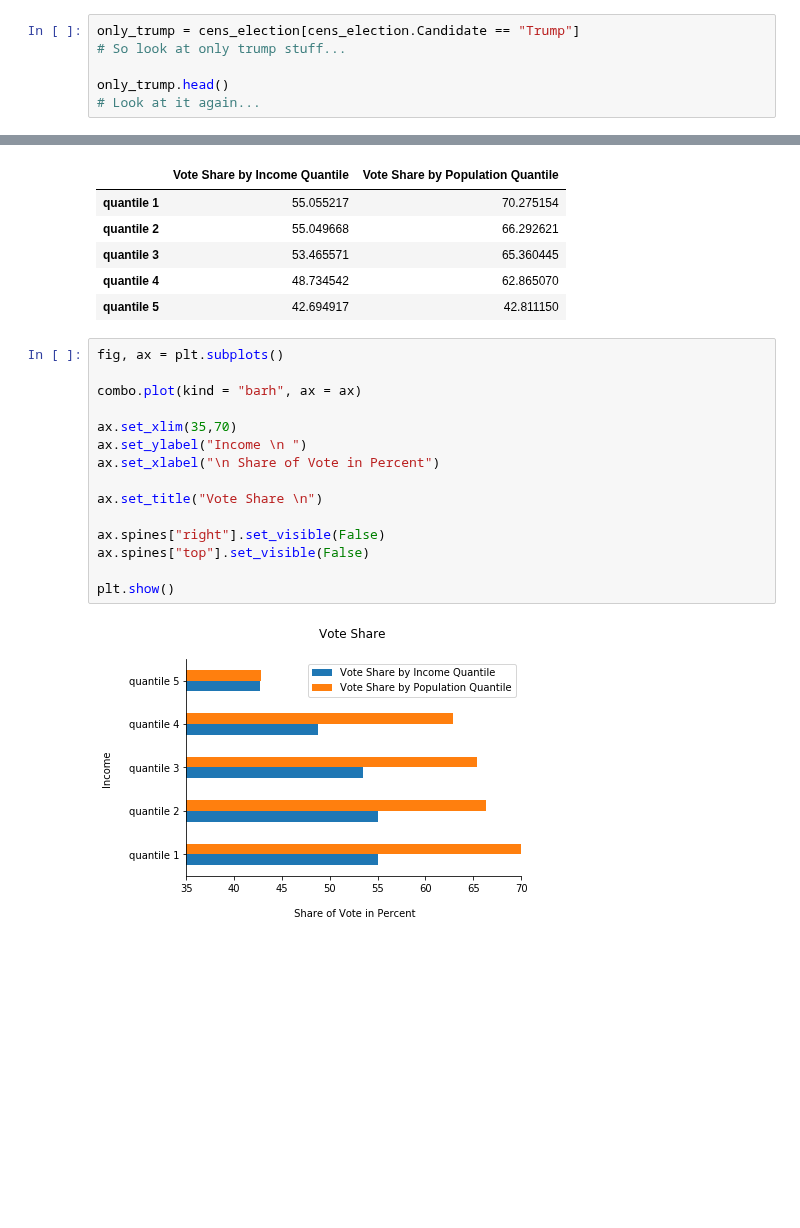
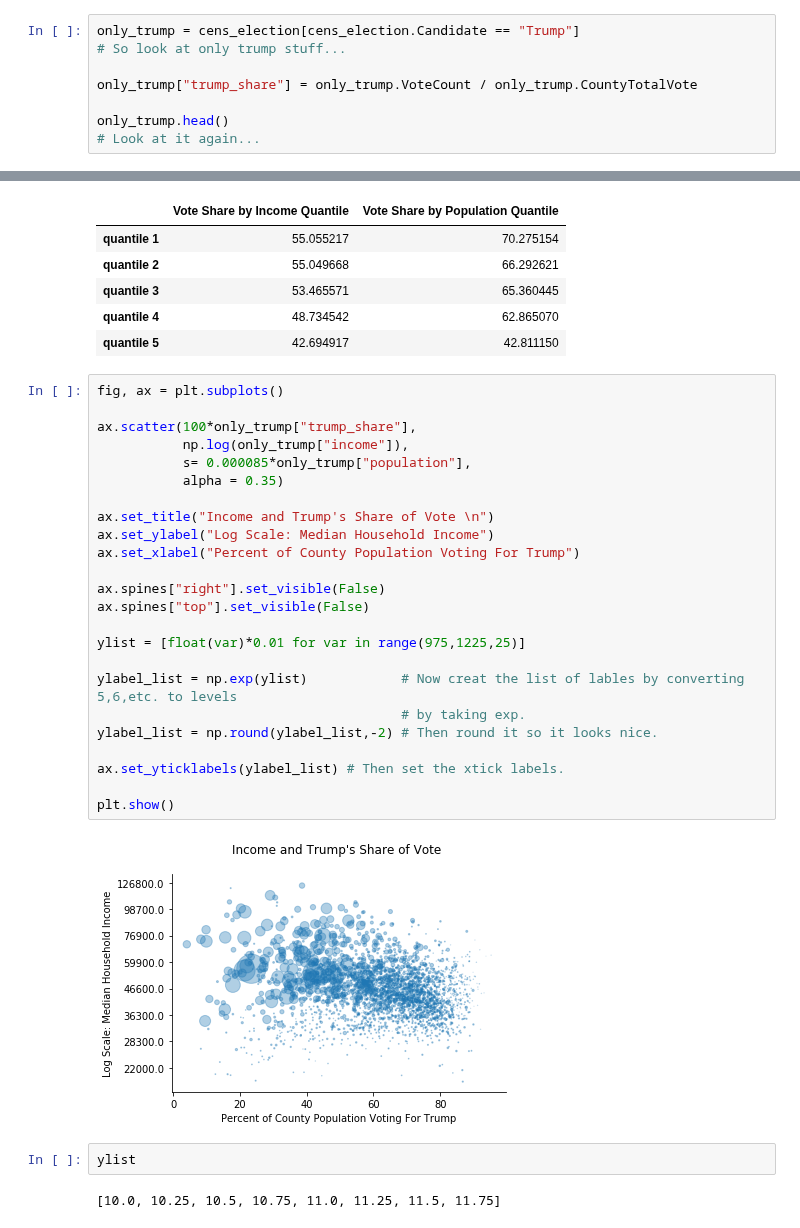
Before and after one commit to mwaugh0328/Data_Bootcamp_Fall_2017, a Jupyter notebook: data_bootcamp_1120/census_notebook.ipynb, the cells around one changed output, grey strips where cells are left out. Drawn from its saved outputs; the diff is of its cells as text; blank space fills up the shorter version.

```diff
--- a/data_bootcamp_1120/census_notebook.ipynb
+++ b/data_bootcamp_1120/census_notebook.ipynb
@@ -349,6 +349,8 @@ Now, lets take only the Trump votes. This is OK, because notice that we have for
 only_trump = cens_election[cens_election.Candidate == "Trump"]
 # So look at only trump stuff...
 
+only_trump["trump_share"] = only_trump.VoteCount / only_trump.CountyTotalVote
+
 only_trump.head()
 # Look at it again...
 # %% [output]
@@ -438,20 +444,33 @@ combo.head(10)
 | quantile 3 | 53.465571 | 65.360445 |
 | quantile 4 | 48.734542 | 62.865070 |
 | quantile 5 | 42.694917 | 42.811150 |
-# %%
-fig, ax = plt.subplots()
-
-combo.plot(kind = "barh", ax = ax)
-
-ax.set_xlim(35,70)
-ax.set_ylabel("Income \n ")
-ax.set_xlabel("\n Share of Vote in Percent")
-
-ax.set_title("Vote Share \n")
-
-ax.spines["right"].set_visible(False)
-ax.spines["top"].set_visible(False)
-
-plt.show()
-# %% [output]
-[figure, removed]
+# %%
+fig, ax = plt.subplots()
+
+ax.scatter(100*only_trump["trump_share"],
+           np.log(only_trump["income"]),
+           s= 0.000085*only_trump["population"],
+           alpha = 0.35)
+
+ax.set_title("Income and Trump's Share of Vote \n")
+ax.set_ylabel("Log Scale: Median Household Income")
+ax.set_xlabel("Percent of County Population Voting For Trump")
+
+ax.spines["right"].set_visible(False)
+ax.spines["top"].set_visible(False)
+
+ylist = [float(var)*0.01 for var in range(975,1225,25)]
+
+ylabel_list = np.exp(ylist)            # Now creat the list of lables by converting 5,6,etc. to levels
+                                       # by taking exp.
+ylabel_list = np.round(ylabel_list,-2) # Then round it so it looks nice.
+
+ax.set_yticklabels(ylabel_list) # Then set the xtick labels.
+
+plt.show()
+# %% [output]
+[figure, added]
+# %%
+ylist
+# %% [output]
+[10.0, 10.25, 10.5, 10.75, 11.0, 11.25, 11.5, 11.75]
```
Also changed, not shown: parts of 3 cells of this notebook, 1 other file.
